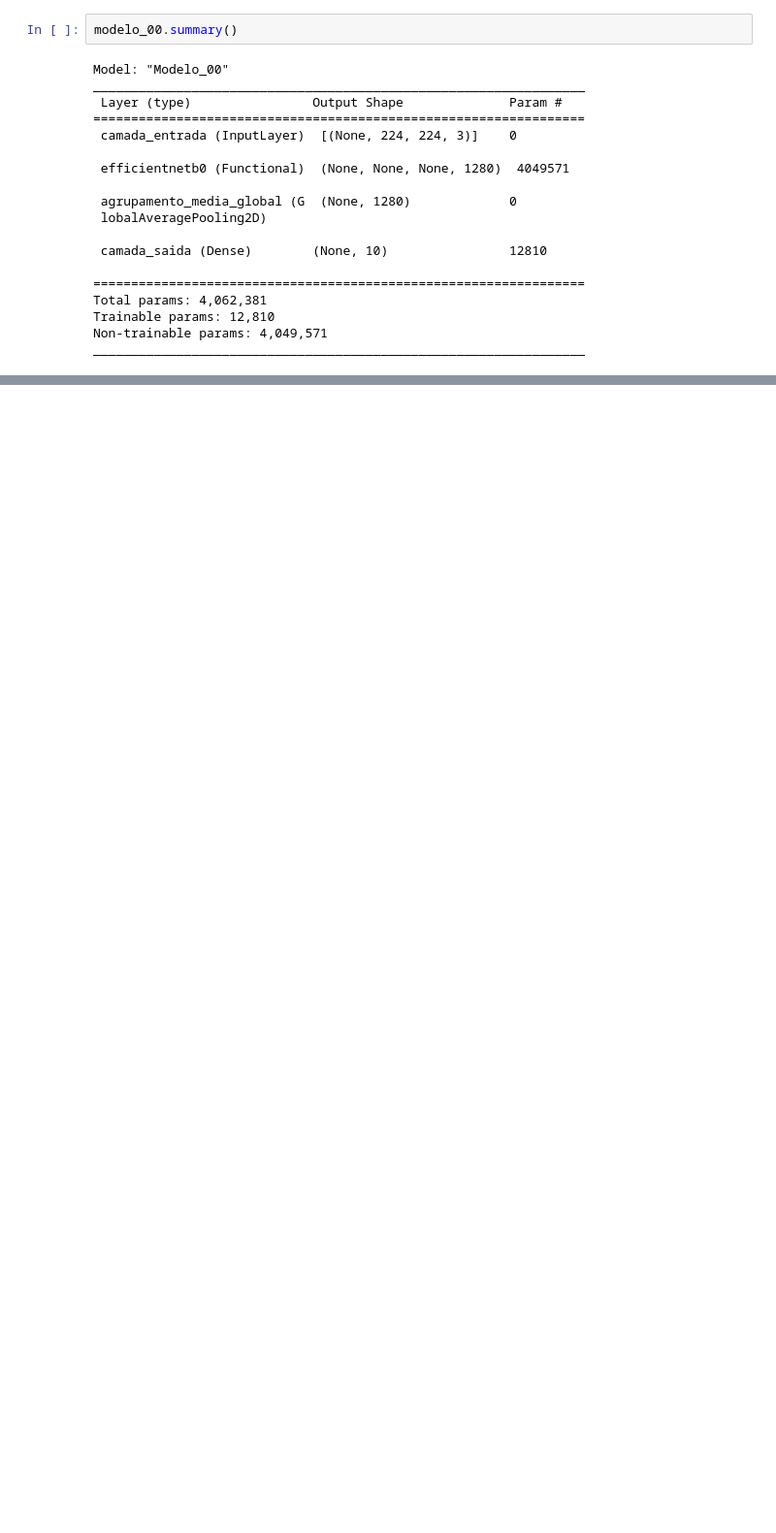
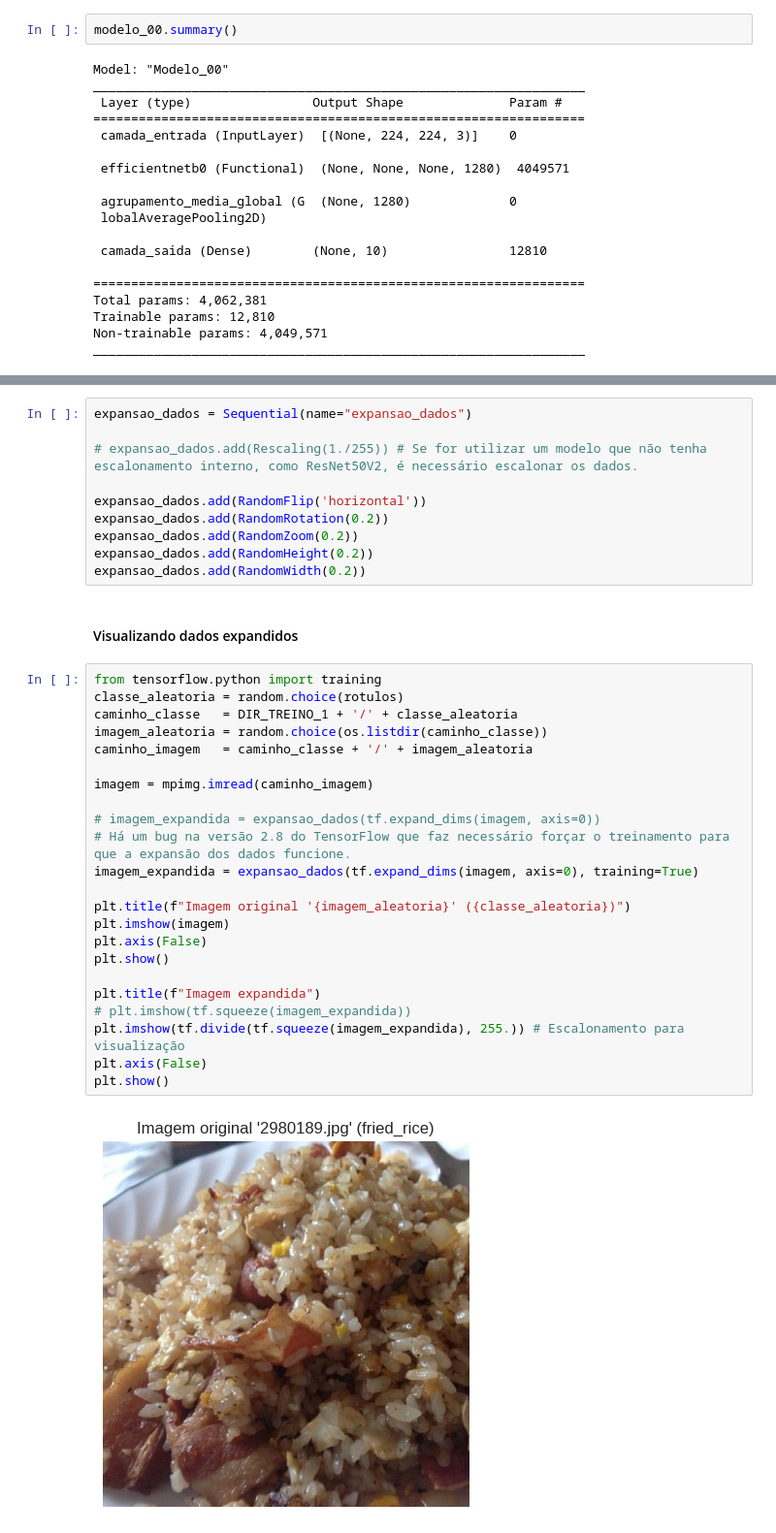
Before and after one commit to flohmannjr/tensorflow_curso, a Jupyter notebook: TensorFlow_TL2_Fine_tuning.ipynb, the cells around one changed output, grey strips where cells are left out. Shown at 97% size. Cells and saved outputs as stored; diff of their text form; blank space fills up the shorter version.

```diff
--- a/TensorFlow_TL2_Fine_tuning.ipynb
+++ b/TensorFlow_TL2_Fine_tuning.ipynb
@@ -227,0 +250,37 @@ _________________________________________________________________
+# %%
+expansao_dados = Sequential(name="expansao_dados")
+
+# expansao_dados.add(Rescaling(1./255)) # Se for utilizar um modelo que não tenha escalonamento interno, como ResNet50V2, é necessário escalonar os dados.
+
+expansao_dados.add(RandomFlip('horizontal'))
+expansao_dados.add(RandomRotation(0.2))
+expansao_dados.add(RandomZoom(0.2))
+expansao_dados.add(RandomHeight(0.2))
+expansao_dados.add(RandomWidth(0.2))
+# %% [markdown]
+#### Visualizando dados expandidos
+# %%
+from tensorflow.python import training
+classe_aleatoria = random.choice(rotulos)
+caminho_classe   = DIR_TREINO_1 + '/' + classe_aleatoria
+imagem_aleatoria = random.choice(os.listdir(caminho_classe))
+caminho_imagem   = caminho_classe + '/' + imagem_aleatoria
+
+imagem = mpimg.imread(caminho_imagem)
+
+# imagem_expandida = expansao_dados(tf.expand_dims(imagem, axis=0))
+# Há um bug na versão 2.8 do TensorFlow que faz necessário forçar o treinamento para que a expansão dos dados funcione.
+imagem_expandida = expansao_dados(tf.expand_dims(imagem, axis=0), training=True)
+
+plt.title(f"Imagem original '{imagem_aleatoria}' ({classe_aleatoria})")
+plt.imshow(imagem)
+plt.axis(False)
+plt.show()
+
+plt.title(f"Imagem expandida")
+# plt.imshow(tf.squeeze(imagem_expandida))
+plt.imshow(tf.divide(tf.squeeze(imagem_expandida), 255.)) # Escalonamento para visualização
+plt.axis(False)
+plt.show()
+# %% [output]
+[figure, added]
```
Also changed, not shown: parts of 13 cells of this notebook.
